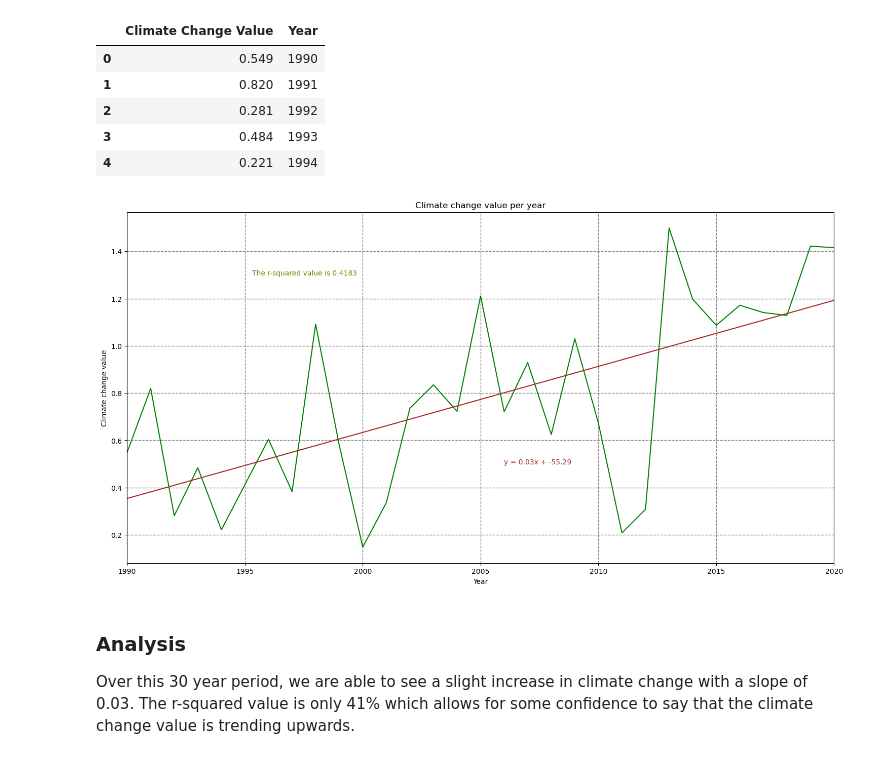
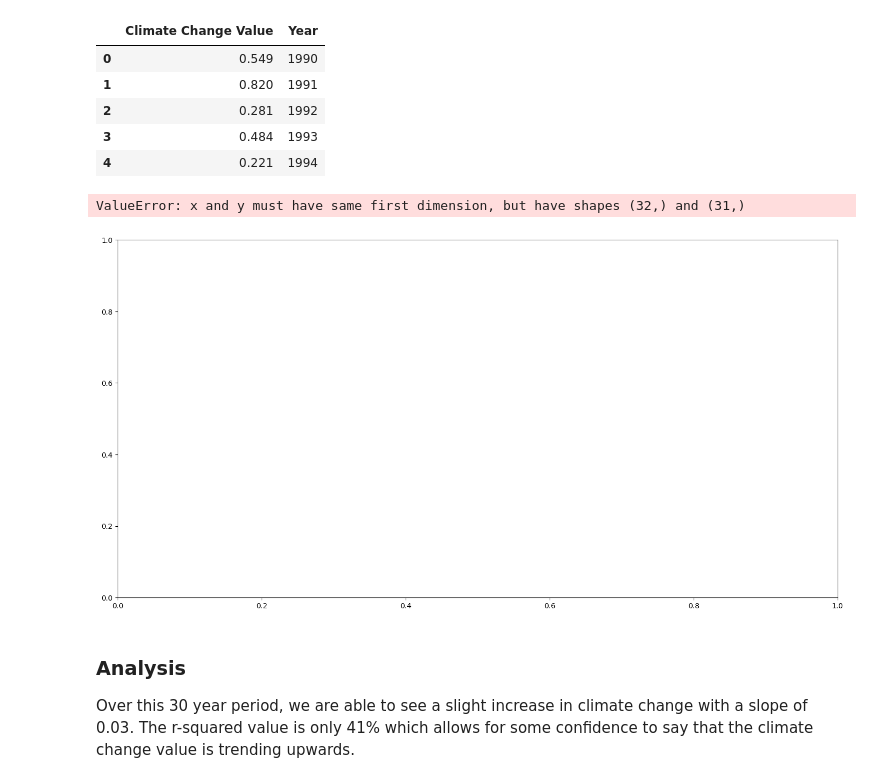
Before and after one commit to B-osborne1/project-one, a Jupyter notebook: project_main_script.ipynb, the cells around one changed output. Saved outputs shown, nothing was run; the diff lists cells and outputs as text; code cells hidden in the pictures.

```diff
--- a/project_main_script.ipynb
+++ b/project_main_script.ipynb
@@ -212,7 +317,10 @@ climate_change_1990 = climate_change.rename(columns= {"Y1990":"1990",
                                                        "Y2017":"2017",
                                                        "Y2018":"2018",
                                                        "Y2019":"2019",
-                                                       "Y2020":"2020",})
+                                                       "Y2020":"2020",
+                                                       #"Y2021":"2021",
+                                                       #"Y2022":"2022",
+                                                       })
 climate_change_1990["1990"]
 # %% [output]
 66    0.549
@@ -263,29 +361,30 @@ climate_change_new_1990.head()
 | 3 | 0.484 | 1993 |
 | 4 | 0.221 | 1994 |
 # %%
-x_values = np.arange(1990.0,2021.0,1.0)
+x_values = np.arange(1990.0,2022.0,1.0)
 y_values = climate_change_new_1990['Climate Change Value'].to_numpy()
 climate_graph = plt.figure()
 climate_graph.set_figheight(9)
 climate_graph.set_figwidth(18)
 plt.plot(x_values, y_values, 'g-')
 plt.title('Climate change value per year')
 plt.xlabel('Year')
 plt.ylabel('Climate change value')
-plt.xlim(1990, 2020)
+plt.xlim(1990, 2022)
 plt.grid(color='grey', linestyle='--', linewidth=1)
 plt.plot(figsize=(20,20))
 
 #liner regression
 (climate_slope, climate_intercept, climate_rvalue, climate_pvalue, climate_stderr) = st.linregress(x_values, y_values)
 climate_regress = x_values * climate_slope + climate_intercept
 plt.annotate(f"y = {round(climate_slope,2)}x + {round(climate_intercept,2)}", xy=(2006,0.5), xycoords='data', color='brown')
 plt.annotate(f"The r-squared value is {round(climate_rvalue**2,4)}", xy=(1995.3,1.3), xycoords='data', color='olive', )
 plt.plot(x_values,climate_regress,"brown")
 
 plt.show()
 # %% [output]
+ValueError: x and y must have same first dimension, but have shapes (32,) and (31,)
-[figure, old version]
+[figure, new version]
 # %% [markdown]
 ### Analysis
 
```
Also changed, not shown: parts of 24 cells of this notebook.
